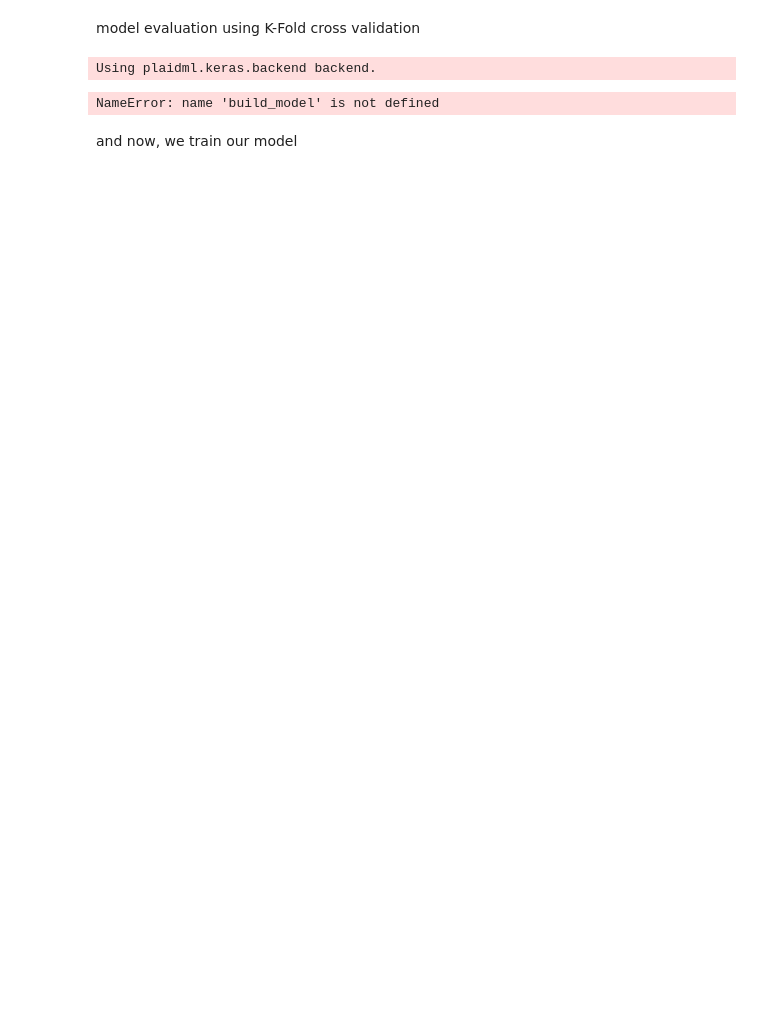
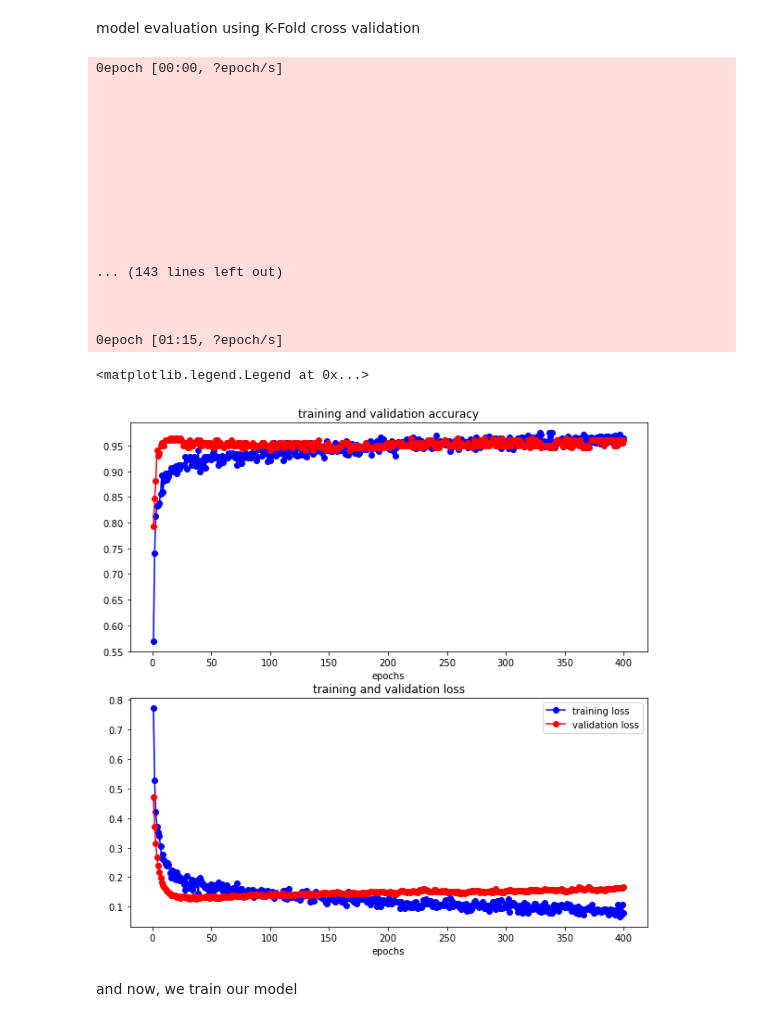
Before and after one commit to redthing1/MachineLearningNotes, a Jupyter notebook: kid_creative/kidcreative.ipynb, the cells around one changed output. Drawn from its saved outputs; the diff is of its cells as text; code cells hidden in the pictures; blank space fills up the shorter version.

```diff
--- a/kid_creative/kidcreative.ipynb
+++ b/kid_creative/kidcreative.ipynb
@@ -131,36 +130,53 @@ model evaluation using K-Fold cross validation
 from tqdm.keras import TqdmCallback
 
 batch_size = 32
 explore_epochs = 400
 
 model = build_model()
 
 print(f'performing exploratory training: {explore_epochs} epochs...')
 
 hist = model.fit(x_train, y_train, validation_data=(x_test, y_test), epochs=explore_epochs, batch_size=32, verbose=0, callbacks=[TqdmCallback(verbose=0)])
 
-train_acc_log = hist.history['acc'], callbacks=[TqdmCallback(verbose=0)]
+train_acc_log = hist.history['acc']
 val_acc_log = hist.history['val_acc']
 train_loss_log = hist.history['loss']
 val_loss_log = hist.history['val_loss']
 
 skip_epochs = 0
 epoch_range = range(skip_epochs + 1, len(train_acc_log) + 1)
 fig, ax = plt.subplots(2, 1, figsize=(10, 10))
 
 ax[0].plot(epoch_range, train_acc_log[skip_epochs:], 'bo-', label='training acc')
 ax[0].plot(epoch_range, val_acc_log[skip_epochs:], 'ro-', label='validation acc')
 ax[0].set_title("training and validation accuracy")
 ax[0].set_xlabel("epochs")
 
 ax[1].plot(epoch_range, train_loss_log[skip_epochs:], 'bo-', label='training loss')
 ax[1].plot(epoch_range, val_loss_log[skip_epochs:], 'ro-', label='validation loss')
 ax[1].set_title('training and validation loss')
 ax[1].set_xlabel("epochs")
 ax[1].legend()
 # %% [output]
-Using plaidml.keras.backend backend.
+0epoch [00:00, ?epoch/s]
+
+
+
+
+
+
+
+
+
+
+
+... (143 lines left out)
+
+
+
+0epoch [01:15, ?epoch/s]
-NameError: name 'build_model' is not defined
+<matplotlib.legend.Legend at 0x...>
+[figure, added]
 # %% [markdown]
 and now, we train our model
 # %%
```
Also changed, not shown: parts of 3 cells of this notebook, 1 other file.
